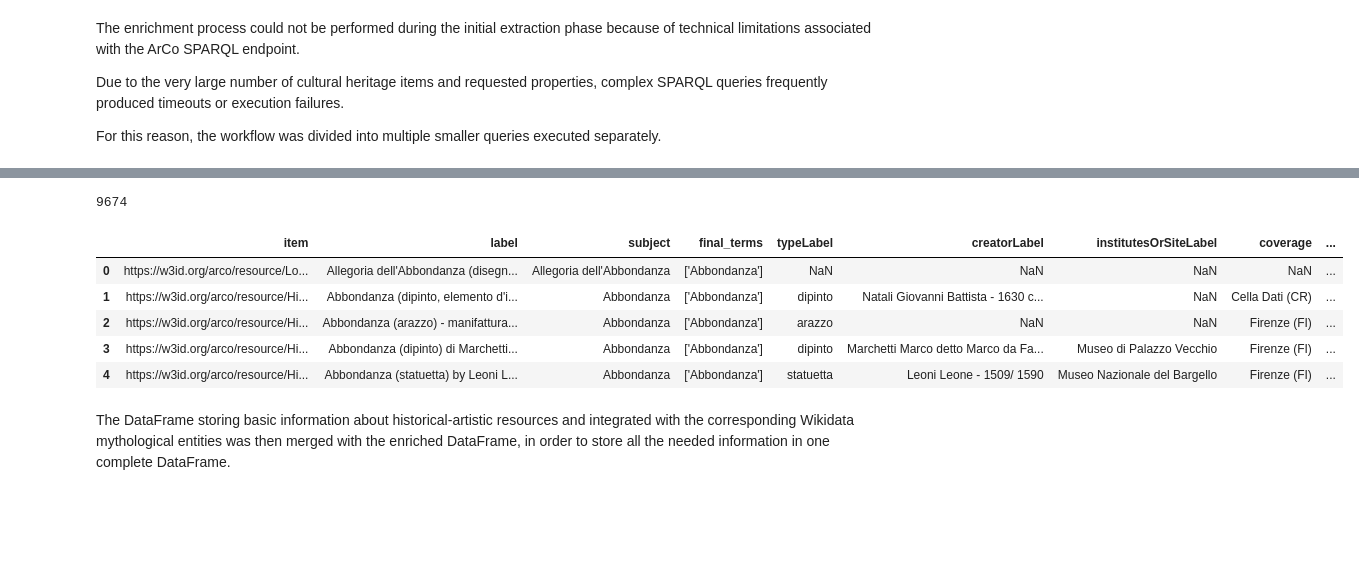
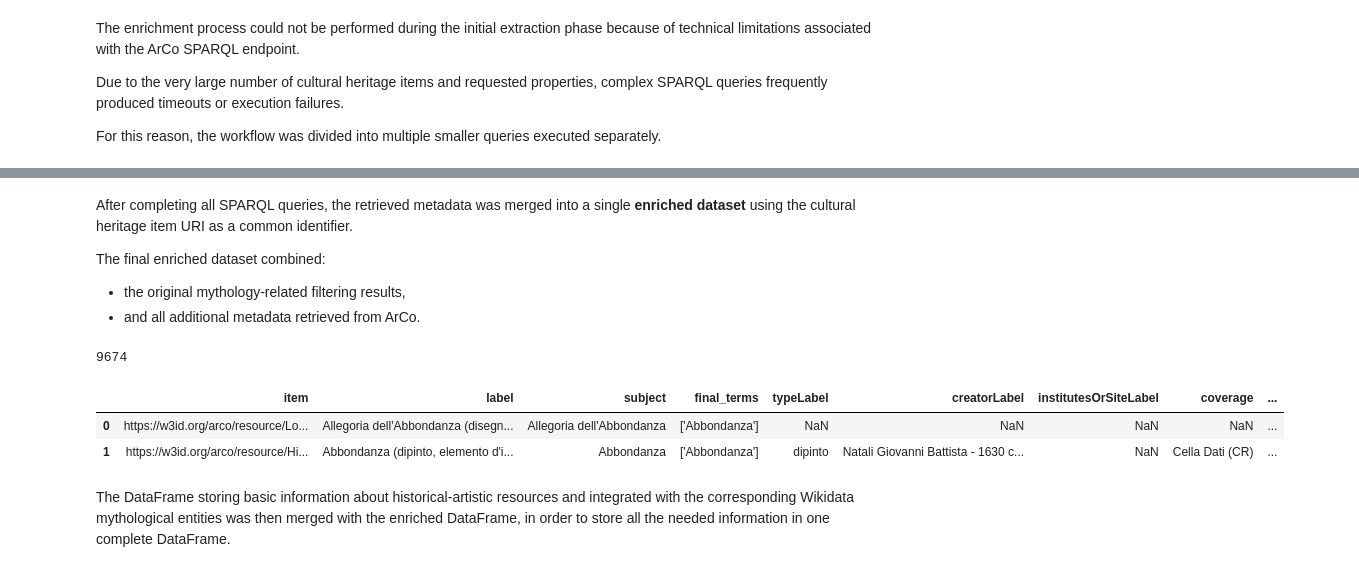
Before and after one commit to Info-Viz/DataNymphs, a Jupyter notebook: data_analysis/COPIA_opere_mitologiche_ArCo.ipynb, the cells around one changed output, grey strips where cells are left out. Drawn from its saved outputs; the diff is of its cells as text; code cells hidden in the pictures; blank space fills up the shorter version.

```diff
--- a/data_analysis/COPIA_opere_mitologiche_ArCo.ipynb
+++ b/data_analysis/COPIA_opere_mitologiche_ArCo.ipynb
@@ -646,6 +652,12 @@ df_date = run_batched_query(items, query_date,batch_size=50)
 df_location = run_batched_query(items, query_location, batch_size=50)
 # %%
 df_img = run_batched_query(items, query_img, batch_size=50)
+# %% [markdown]
+After completing all SPARQL queries, the retrieved metadata was merged into a single <b>enriched dataset</b> using the cultural heritage item URI as a common identifier.
+
+The final enriched dataset combined:
+- the original mythology-related filtering results,
+- and all additional metadata retrieved from ArCo.
 # %%
 #creo un df unico
 df_enriched = df_base \
@@ -661,30 +673,27 @@ print(len(df_enriched))
 # %%
 #VISUALIZZIAMO SOLO LE LABEL DEL DF
 
 df = pd.read_csv("arco_myth_enriched.csv")
 
 colonne_selezionate = [
     "item",
     "label",
     "subject",
     "final_terms",
     "typeLabel",
     "creatorLabel",
     "institutesOrSiteLabel",
     "coverage",
     "start",
     "end"
 ]
 
 df_label = df[colonne_selezionate].copy()
-df_label.head(5)
+df_label.head(2)
 # %% [output]
 |  | item | label | subject | final_terms | typeLabel | creatorLabel | institutesOrSiteLabel | coverage | ... |
 | 0 | https://w3id.org/arco/resource/Lo... | Allegoria dell'Abbondanza (disegn... | Allegoria dell'Abbondanza | ['Abbondanza'] | NaN | NaN | NaN | NaN | ... |
 | 1 | https://w3id.org/arco/resource/Hi... | Abbondanza (dipinto, elemento d'i... | Abbondanza | ['Abbondanza'] | dipinto | Natali Giovanni Battista - 1630 c... | NaN | Cella Dati (CR) | ... |
-| 2 | https://w3id.org/arco/resource/Hi... | Abbondanza (arazzo) - manifattura... | Abbondanza | ['Abbondanza'] | arazzo | NaN | NaN | Firenze (FI) | ... |
-| 3 | https://w3id.org/arco/resource/Hi... | Abbondanza (dipinto) di Marchetti... | Abbondanza | ['Abbondanza'] | dipinto | Marchetti Marco detto Marco da Fa... | Museo di Palazzo Vecchio | Firenze (FI) | ... |
-| 4 | https://w3id.org/arco/resource/Hi... | Abbondanza (statuetta) by Leoni L... | Abbondanza | ['Abbondanza'] | statuetta | Leoni Leone - 1509/ 1590 | Museo Nazionale del Bargello | Firenze (FI) | ... |
 # %% [markdown]
 The DataFrame storing basic information about historical-artistic resources and integrated with the corresponding Wikidata mythological entities was then merged with the enriched DataFrame, in order to store all the needed information in one complete DataFrame.
 # %%
```
Also changed, not shown: parts of 3 cells of this notebook.
